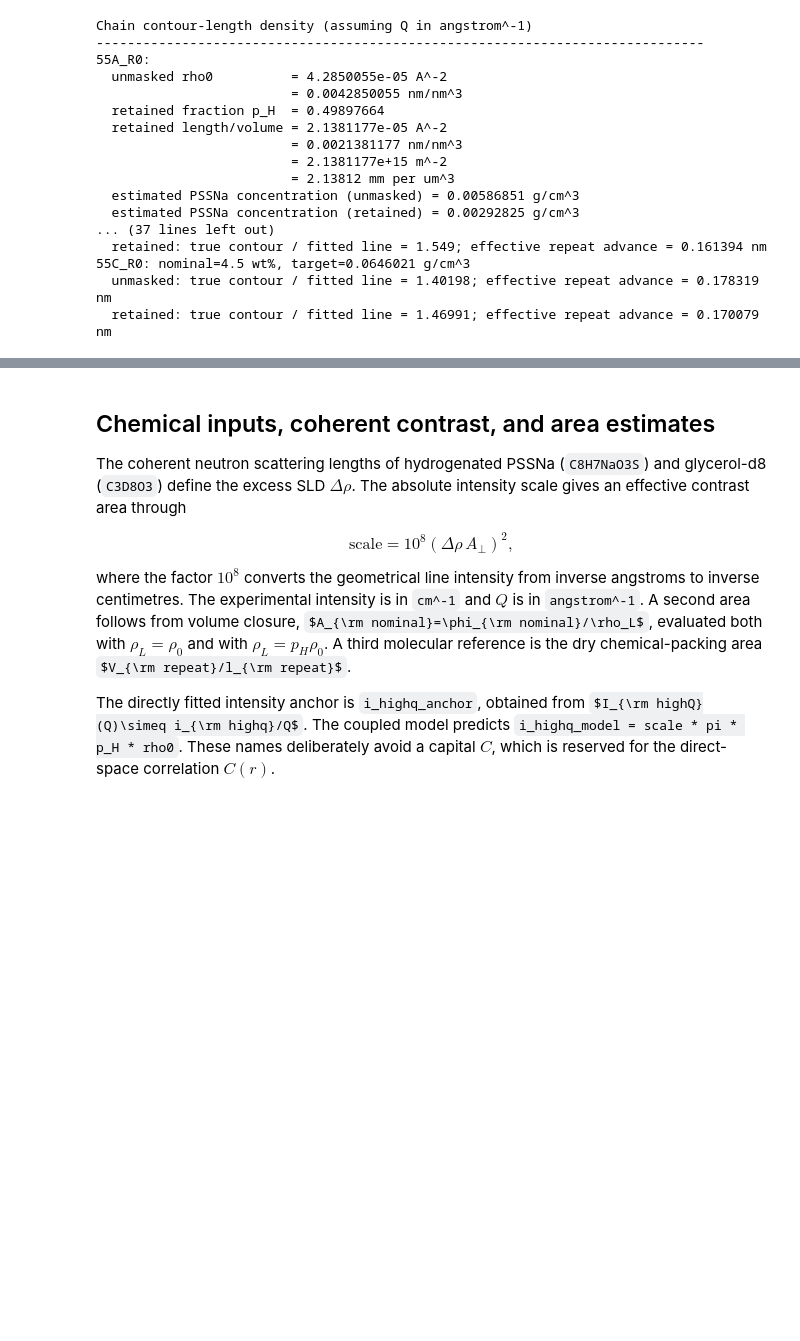
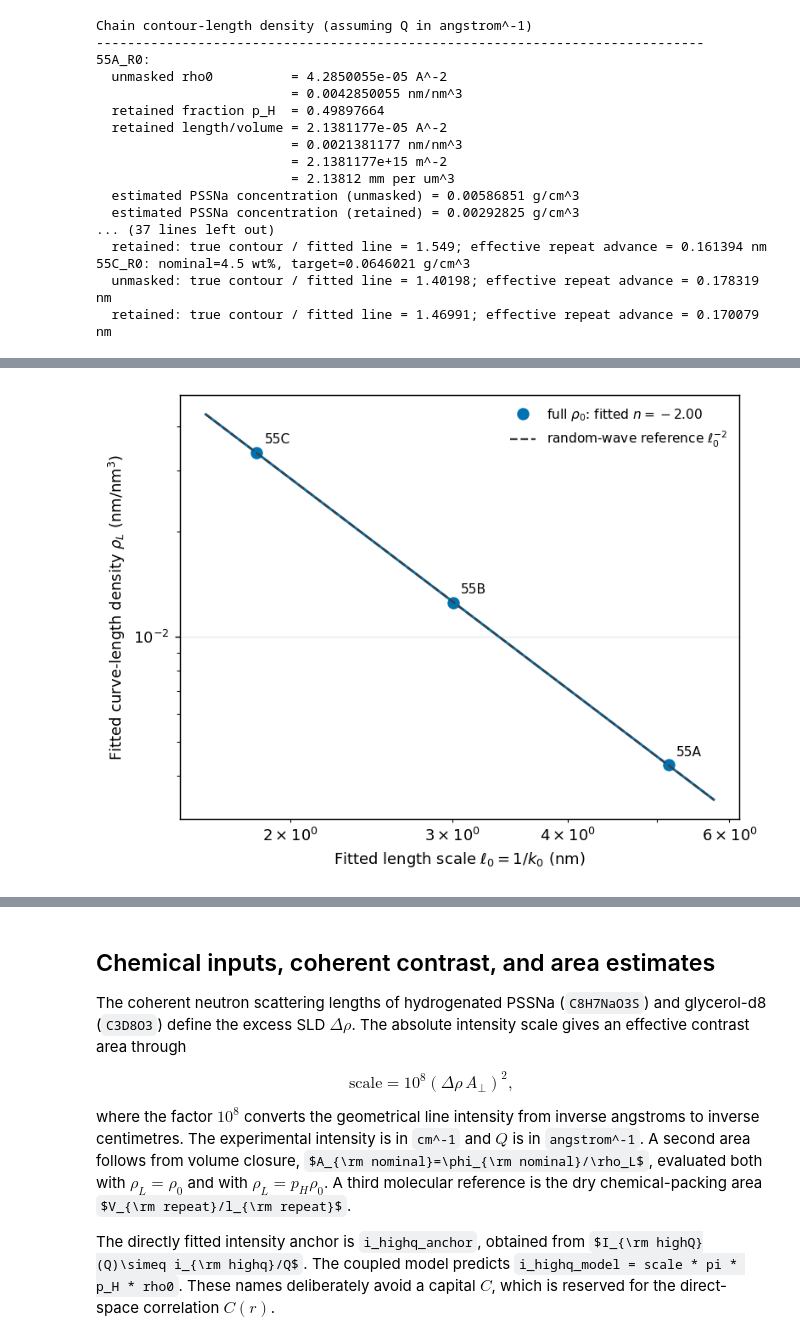
Before and after one commit to ch-tung/Randomwave_ML, a Jupyter notebook: randomcxl/smpl/curvefit/cf_compare_yyw.ipynb, the cells around one changed output, grey strips where cells are left out. Cells and saved outputs as stored; diff of their text form; code cells hidden in the pictures; some formulas as TeX source; blank space fills up the shorter version.

```diff
--- a/randomcxl/smpl/curvefit/cf_compare_yyw.ipynb
+++ b/randomcxl/smpl/curvefit/cf_compare_yyw.ipynb
@@ -323,0 +328,94 @@ Chain contour-length density (assuming Q in angstrom^-1)
+# %%
+scaling_length_nm = np.array([
+    0.1 / fit_parameters[tag]["mean_k"] for tag in SAMPLE_TAGS
+])
+scaling_rho0_nm2 = np.array([
+    100.0 * chain_length_density_results[tag]["rho0_A^-2"] for tag in SAMPLE_TAGS
+])
+scaling_retained_nm2 = np.array([
+    100.0 * chain_length_density_results[tag]["retained_A^-2"] for tag in SAMPLE_TAGS
+])
+
+def fit_scaling_power(length_nm, density_nm2):
+    exponent, log_prefactor = np.polyfit(np.log(length_nm), np.log(density_nm2), 1)
+    return float(exponent), float(np.exp(log_prefactor))
+
+rho0_exponent, rho0_prefactor = fit_scaling_power(scaling_length_nm, scaling_rho0_nm2)
+retained_exponent, retained_prefactor = fit_scaling_power(
+    scaling_length_nm, scaling_retained_nm2
+)
+
+length_grid_nm = np.geomspace(
+    0.88 * np.min(scaling_length_nm),
+    1.12 * np.max(scaling_length_nm),
+    200,
+)
+reference_length_nm = np.exp(np.mean(np.log(scaling_length_nm)))
+reference_density_nm2 = np.exp(np.mean(np.log(scaling_rho0_nm2)))
+inverse_square_reference = reference_density_nm2 * (
+    length_grid_nm / reference_length_nm
+) ** -2.0
+
+fig, ax = plt.subplots(figsize=(6.2, 4.6))
+ax.loglog(
+    scaling_length_nm,
+    scaling_rho0_nm2,
+    "o",
+    color="#0072B2",
+    markersize=7,
+    label=rf"full $\rho_0$: fitted $n={rho0_exponent:.2f}$",
+)
+ax.loglog(
+    length_grid_nm,
+    rho0_prefactor * length_grid_nm**rho0_exponent,
+    "-",
+    color="#0072B2",
+    linewidth=1.6,
+)
+# ax.loglog(
+#     scaling_length_nm,
+#     scaling_retained_nm2,
+#     "s",
+#     color="#D55E00",
+#     markersize=6.5,
+#     label=rf"retained $p_H\rho_0$: fitted $n={retained_exponent:.2f}$",
+# )
+# ax.loglog(
+#     length_grid_nm,
+#     retained_prefactor * length_grid_nm**retained_exponent,
+#     "-",
+#     color="#D55E00",
+#     linewidth=1.6,
+# )
+ax.loglog(
+    length_grid_nm,
+    inverse_square_reference,
+    "--",
+    color="0.25",
+    linewidth=1.3,
+    label=r"random-wave reference $\ell_0^{-2}$",
+)
+
+for tag, length_nm, density_nm2 in zip(SAMPLE_TAGS, scaling_length_nm, scaling_rho0_nm2):
+    ax.annotate(
+        tag.split("_")[0],
+        (length_nm, density_nm2),
+        xytext=(5, 6),
+        textcoords="offset points",
+        fontsize=8.5,
+    )
+
+ax.set_xlabel(r"Fitted length scale $\ell_0=1/k_0$ (nm)")
+ax.set_ylabel(r"Fitted curve-length density $\rho_L$ (nm/nm$^3$)")
+ax.legend(frameon=False, fontsize=8.5)
+fig.tight_layout()
+
+SCALING_PLOT = OUTPUT_DIR / "55A_55B_55C_length_density_scaling.png"
+fig.savefig(SCALING_PLOT, bbox_inches="tight")
+plt.show()
+
+print(f"full rho0 scaling exponent       = {rho0_exponent:.6g}")
+print(f"retained p_H*rho0 exponent      = {retained_exponent:.6g}")
+print(f"[status] saved {SCALING_PLOT}")
+# %% [output]
+[figure, added]
```
Also changed, not shown: parts of 6 cells of this notebook, 3 other files.
